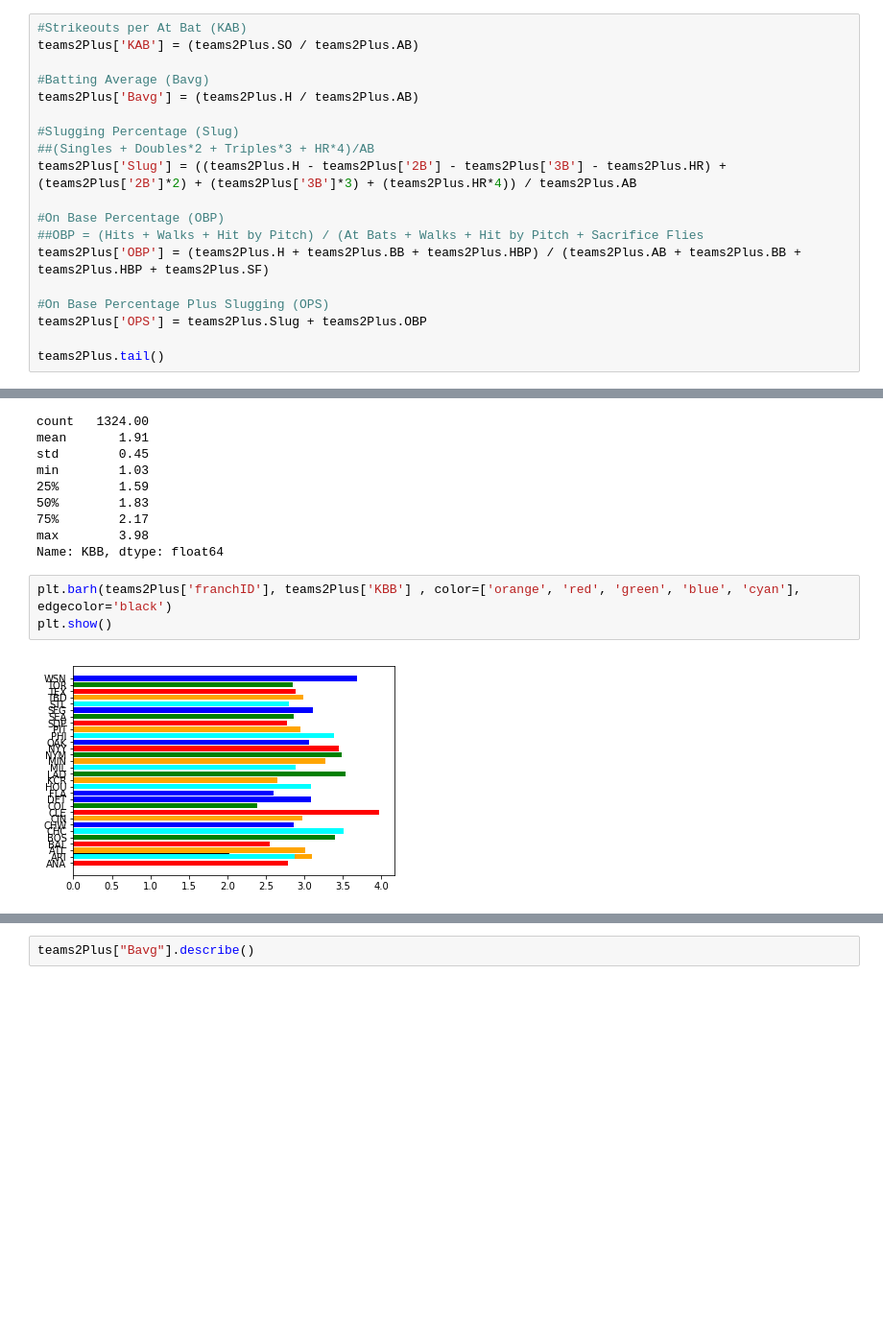
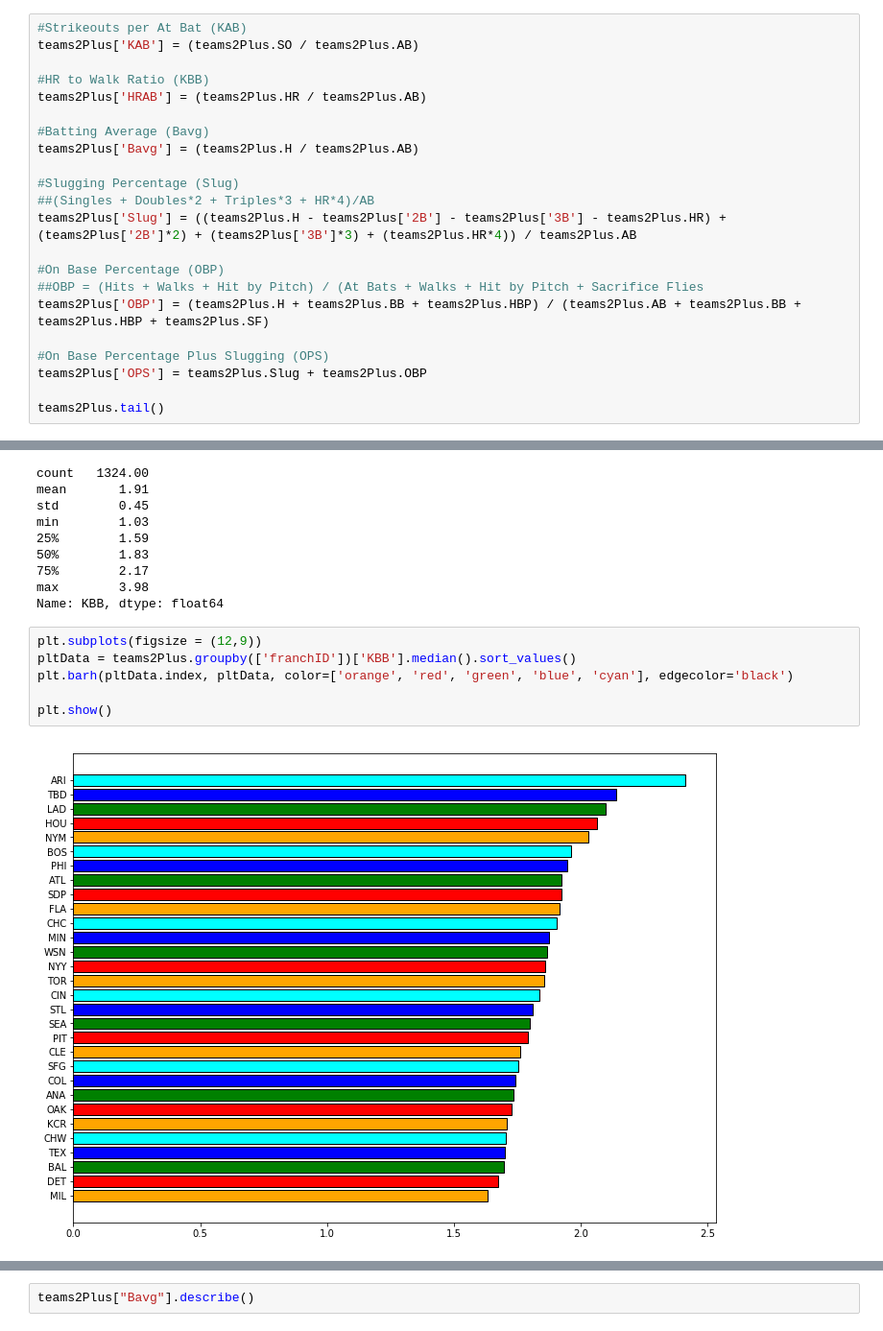
Before and after one commit to georgesturrock/7331_Lab1, a Jupyter notebook: Team2_Lab1.ipynb, the cells around one changed output, grey strips where cells are left out. Shown at 96% size. Cells and saved outputs as stored; diff of their text form; blank space fills up the shorter version.

```diff
--- a/Team2_Lab1.ipynb
+++ b/Team2_Lab1.ipynb
@@ -375,6 +284,9 @@ teams2Plus['KBB'] = (teams2Plus.SOA / teams2Plus.BBA)
 # %%
 #Strikeouts per At Bat (KAB)
 teams2Plus['KAB'] = (teams2Plus.SO / teams2Plus.AB)
+
+#HR to Walk Ratio (KBB)
+teams2Plus['HRAB'] = (teams2Plus.HR / teams2Plus.AB)
 
 #Batting Average (Bavg)
 teams2Plus['Bavg'] = (teams2Plus.H / teams2Plus.AB)
@@ -511,7 +423,10 @@ min        1.03
 max        3.98
 Name: KBB, dtype: float64
 # %%
-plt.barh(teams2Plus['franchID'], teams2Plus['KBB'] , color=['orange', 'red', 'green', 'blue', 'cyan'], edgecolor='black')
+plt.subplots(figsize = (12,9))
+pltData = teams2Plus.groupby(['franchID'])['KBB'].median().sort_values()
+plt.barh(pltData.index, pltData, color=['orange', 'red', 'green', 'blue', 'cyan'], edgecolor='black')
+
 plt.show()
 # %% [output]
-[figure, old version]
+[figure, new version]
```
Also changed, not shown: parts of 45 cells of this notebook.
